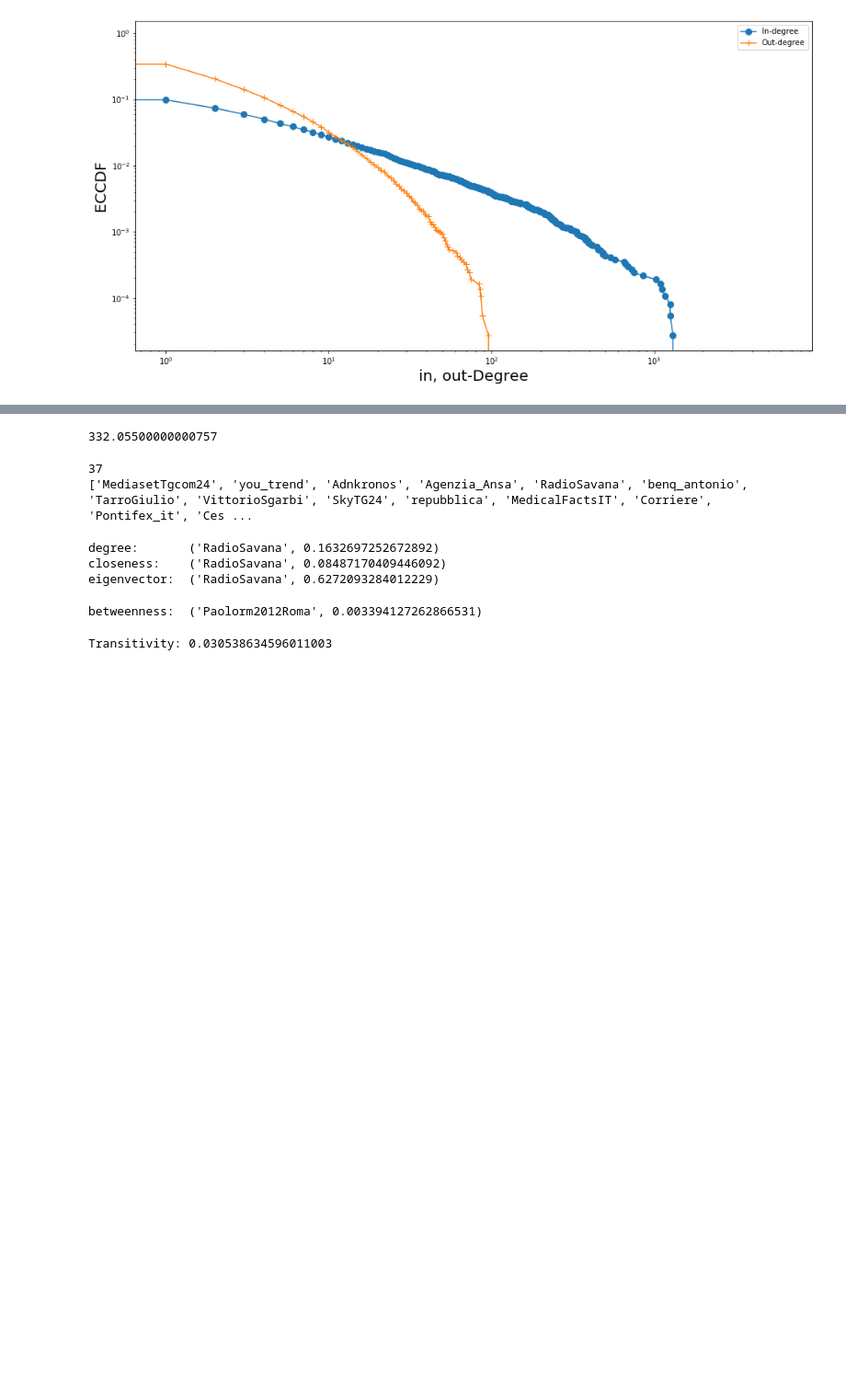
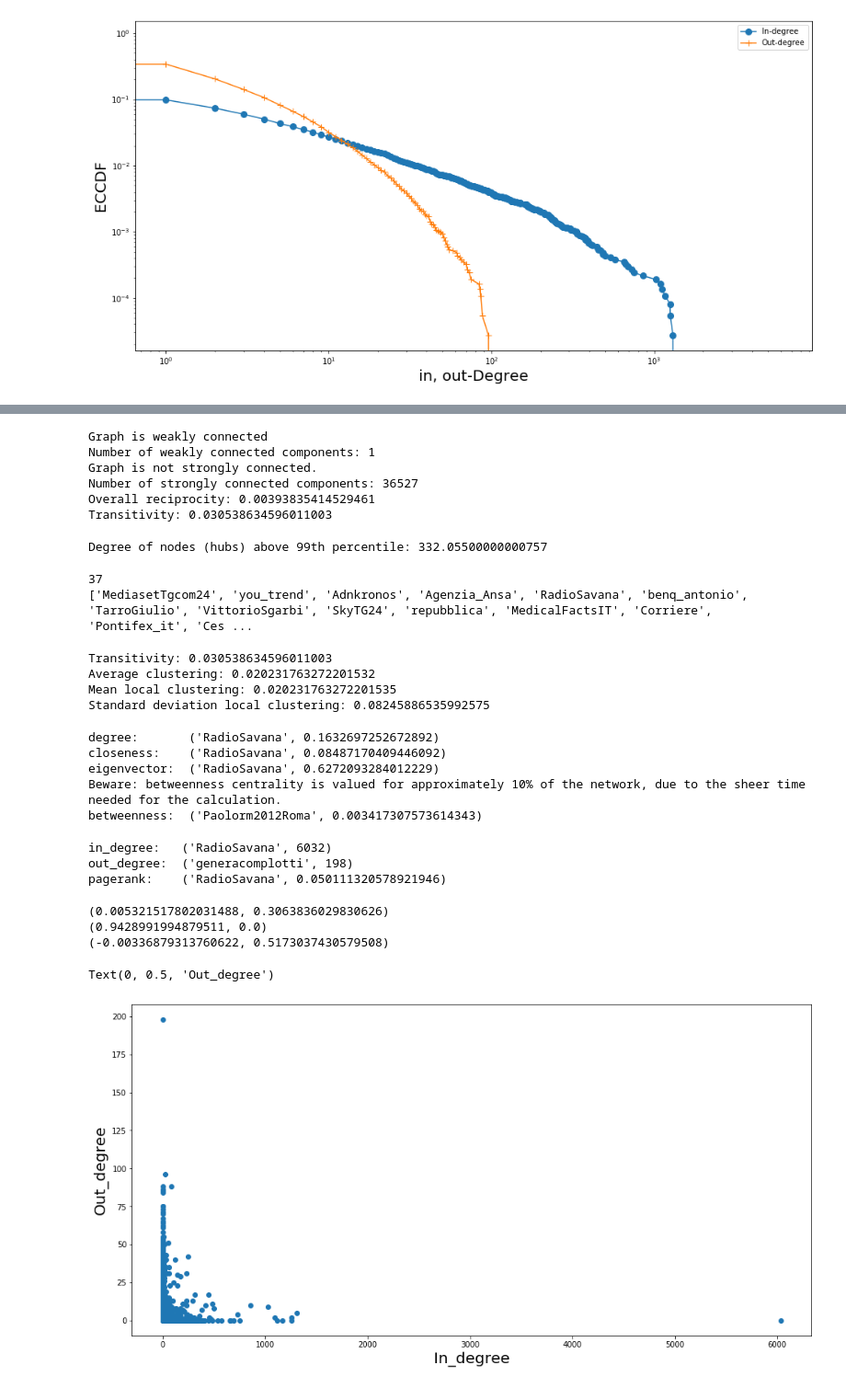
Before and after one commit to freshgiammi/SMM_Unimi2020_COVID-19_Twitter_Analysis, a Jupyter notebook: Twitter_data_analysis.ipynb, the cells around one changed output, grey strips where cells are left out. Shown: that part at 92% size. Drawn from its saved outputs; the diff is of its cells as text; code cells hidden in the pictures; blank space fills up the shorter version.

```diff
--- a/Twitter_data_analysis.ipynb
+++ b/Twitter_data_analysis.ipynb
@@ -169,8 +247,21 @@ axes.legend()
+# %%
+print('Graph is weakly connected') if nx.is_weakly_connected(twitter_d) else print('Graph is not weakly connected.')
+print('Number of weakly connected components: {}'.format(nx.number_weakly_connected_components(twitter_d)))
+print('Graph is strongly connected') if nx.is_strongly_connected(twitter_d) else print('Graph is not strongly connected.')
+print('Number of strongly connected components: {}'.format(nx.number_strongly_connected_components(twitter_d)))
+print('Overall reciprocity: {}'.format(nx.overall_reciprocity(twitter_d)))
+# %% [output]
+Graph is weakly connected
+Number of weakly connected components: 1
+Graph is not strongly connected.
+Number of strongly connected components: 36527
+Overall reciprocity: 0.00393835414529461
+Transitivity: 0.030538634596011003
 # %%
 percentile_99 = np.percentile(degree,99.9)
-print(percentile_99)
+print('Degree of nodes (hubs) above 99th percentile: {}'.format(percentile_99))
 # %% [output]
-332.05500000000757
+Degree of nodes (hubs) above 99th percentile: 332.05500000000757
 # %%
 hub_nodi = [k for k,v in dict(twitter_d.degree()).items() if v>= percentile_99]
 print(len(hub_nodi))
@@ -178,6 +269,17 @@ print(list(hub_nodi))
 # %% [output]
 37
 ['MediasetTgcom24', 'you_trend', 'Adnkronos', 'Agenzia_Ansa', 'RadioSavana', 'benq_antonio', 'TarroGiulio', 'VittorioSgarbi', 'SkyTG24', 'repubblica', 'MedicalFactsIT', 'Corriere', 'Pontifex_it', 'Ces ...
+# %%
+print('Transitivity: {}'.format(nx.transitivity(twitter_d)))
+print('Average clustering: {}'.format(nx.average_clustering(twitter_d)))
+#TODO: This is the same as the average clustering! Should we keep this?
+print('Mean local clustering: {}'.format(np.mean(list(nx.clustering(twitter_d).values()))))
+print('Standard deviation local clustering: {}'.format(np.std(list(nx.clustering(twitter_d).values()))))
+# %% [output]
+Transitivity: 0.030538634596011003
+Average clustering: 0.020231763272201532
+Mean local clustering: 0.020231763272201535
+Standard deviation local clustering: 0.08245886535992575
 # %%
 degree=dict(nx.degree(twitter_d))
 degree_centrality = nx.degree_centrality(twitter_d)
@@ -192,19 +294,46 @@ hub_eigenvector = sorted(eigenvector_centrality.items(),key = lambda x:x[1], rev
 print('degree:      ',hub_degree)
 print('closeness:   ',hub_closeness)
 print('eigenvector: ',hub_eigenvector)
+print('Beware: betweenness centrality is valued for approximately 10% of the network, due to the sheer time needed for the calculation.')
+betweenness_centrality=nx.betweenness_centrality(twitter_d, k=3600)
+hub_betweenness = sorted(betweenness_centrality.items(),key = lambda x:x[1], reverse=True)[0]
+print('betweenness: ',hub_betweenness)
 # %% [output]
 degree:       ('RadioSavana', 0.1632697252672892)
 closeness:    ('RadioSavana', 0.08487170409446092)
 eigenvector:  ('RadioSavana', 0.6272093284012229)
+Beware: betweenness centrality is valued for approximately 10% of the network, due to the sheer time needed for the calculation.
+betweenness:  ('Paolorm2012Roma', 0.003417307573614343)
-# %%
-print('Beware: betweenness centrality is valued for approximately 10% of the network, due to the sheer time needed for the calculation.')
-betweenness_centrality=nx.betweenness_centrality(twitter_d, k=3600)
-hub_betweenness = sorted(betweenness_centrality.items(),key = lambda x:x[1], reverse=True)[0]
-print('betweenness: ',hub_betweenness)
-# %% [output]
-betweenness:  ('Paolorm2012Roma', 0.003394127262866531)
-# %%
-print('Transitivity: {}'.format(nx.transitivity(twitter_d)))
-print('Clustering: {}'.format(nx.clustering(twitter_d)))
-# %% [output]
-Transitivity: 0.030538634596011003
+# %%
+in_degree_centrality = dict(twitter_d.in_degree())
+out_degree_centrality = dict(twitter_d.out_degree())
+pr_centrality = dict(nx.pagerank_scipy(twitter_d))
+# %%
+hub_in_degree = sorted(in_degree_centrality.items(),key= lambda x:x[1], reverse=True)[0]
+hub_out_degree = sorted(out_degree_centrality.items(),key= lambda x:x[1], reverse=True)[0]
+hub_pagerank = sorted(pr_centrality.items(),key= lambda x:x[1], reverse=True)[0]
+
+print('in_degree:  ',hub_in_degree)
+print('out_degree: ',hub_out_degree)
+print('pagerank:   ',hub_pagerank)
+# %% [output]
+in_degree:   ('RadioSavana', 6032)
+out_degree:  ('generacomplotti', 198)
+pagerank:    ('RadioSavana', 0.050111320578921946)
+# %%
+print(scipy.stats.pearsonr(list(in_degree_centrality.values()),list(out_degree_centrality.values())))
+print(scipy.stats.pearsonr(list(in_degree_centrality.values()),list(pr_centrality.values())))
+print(scipy.stats.pearsonr(list(out_degree_centrality.values()),list(pr_centrality.values())))
+# %% [output]
+(0.005321517802031488, 0.3063836029830626)
+(0.9428991994879511, 0.0)
+(-0.00336879313760622, 0.5173037430579508)
+# %%
+fig = plt.figure(figsize=(16,8))
+axes = fig.gca()
+plt.scatter(list(in_degree_centrality.values()),list(out_degree_centrality.values()))
+axes.set_xlabel('In_degree',size = 20)
+axes.set_ylabel('Out_degree',size = 20)
+# %% [output]
+Text(0, 0.5, 'Out_degree')
+[figure, added]
```
Also changed, not shown: parts of 10 cells of this notebook, 3 other files.
